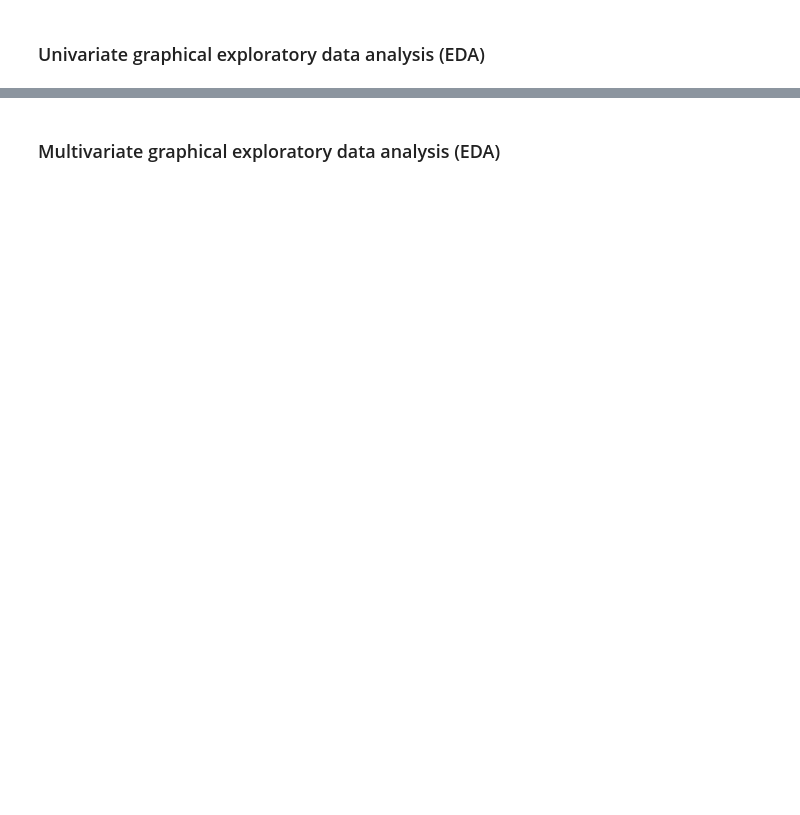
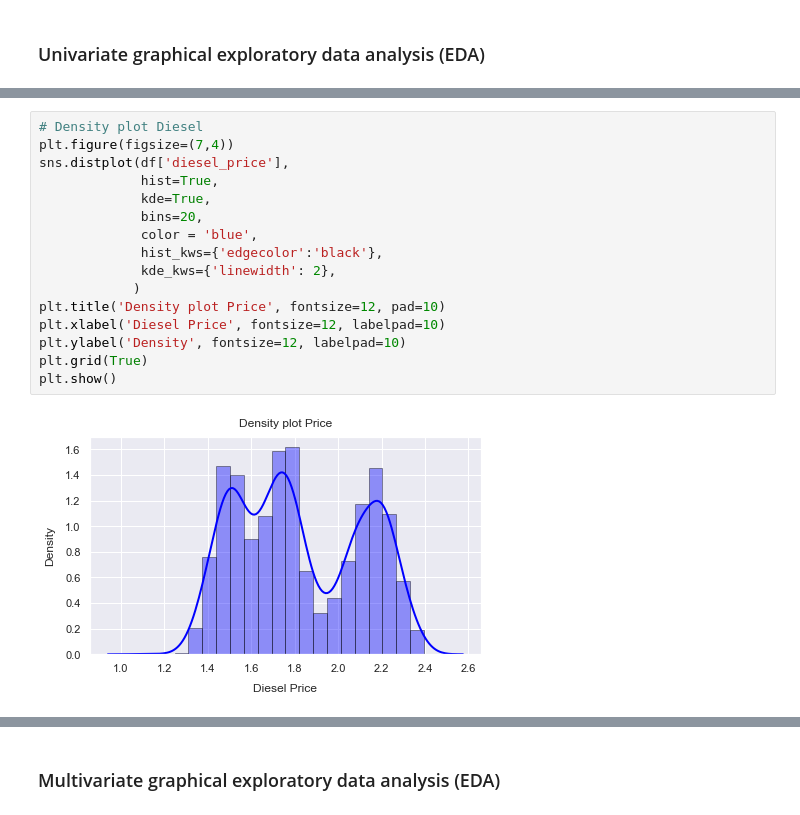
Before and after one commit to m011018/TS, a Jupyter notebook: Master/master_doc.ipynb, the cells around one changed output, grey strips where cells are left out. Drawn from its saved outputs; the diff is of its cells as text; blank space fills up the shorter version.

```diff
--- a/Master/master_doc.ipynb
+++ b/Master/master_doc.ipynb
@@ -290,5 +303,23 @@ plt.grid(True)
 plt.show()
 # %% [output]
 [figure]
+# %%
+# Density plot Diesel
+plt.figure(figsize=(7,4))
+sns.distplot(df['diesel_price'],
+             hist=True,
+             kde=True,
+             bins=20,
+             color = 'blue',
+             hist_kws={'edgecolor':'black'},
+             kde_kws={'linewidth': 2},
+            )
+plt.title('Density plot Price', fontsize=12, pad=10)
+plt.xlabel('Diesel Price', fontsize=12, labelpad=10)
+plt.ylabel('Density', fontsize=12, labelpad=10)
+plt.grid(True)
+plt.show()
+# %% [output]
+[figure, added]
 # %%
 #Quantile-Quantile-Plot
```
Also changed, not shown: parts of 26 cells of this notebook.
